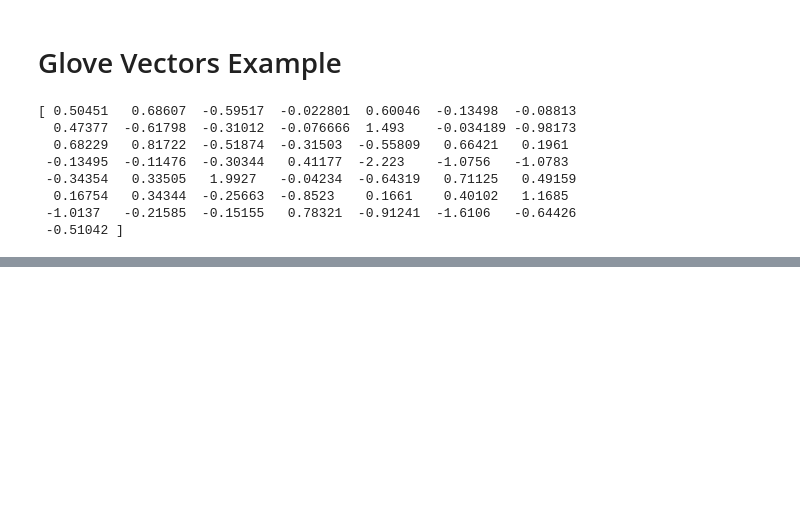
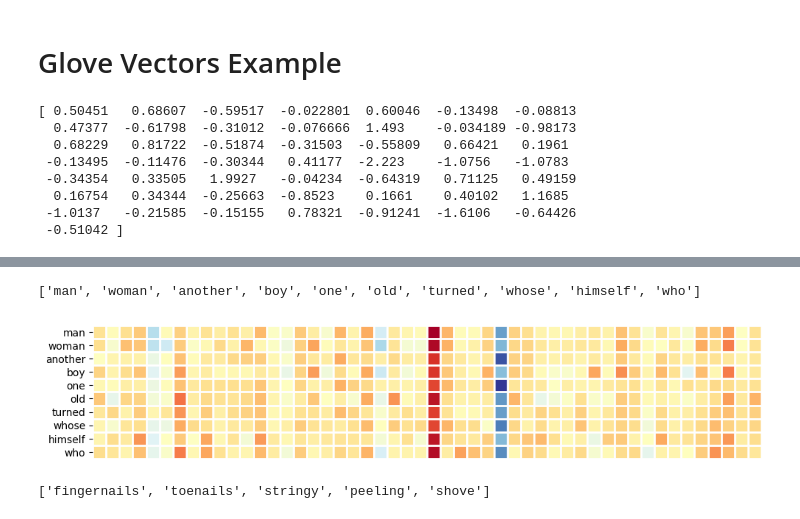
Before and after one commit to turriedoardo/embeddings-test, a Jupyter notebook: GloveVectorsExample.ipynb, the cells around one changed output, grey strips where cells are left out. Drawn from its saved outputs; the diff is of its cells as text; code cells hidden in the pictures; blank space fills up the shorter version.

```diff
--- a/GloveVectorsExample.ipynb
+++ b/GloveVectorsExample.ipynb
@@ -63,0 +64,15 @@ plt.show()
+# %%
+def find_closest_embeddings(embedding):
+    return sorted(embeddings_dict.keys(), key=lambda word: spatial.distance.euclidean(embeddings_dict[word], embedding))
+
+
+embeddingsWords = find_closest_embeddings(embeddings_dict["man"])[0:10]
+print(embeddingsWords)
+plotEmbeddingsVector(embeddingsWords)
+# %% [output]
+['man', 'woman', 'another', 'boy', 'one', 'old', 'turned', 'whose', 'himself', 'who']
+[figure, added]
+# %%
+print(find_closest_embeddings(embeddings_dict["twig"] - embeddings_dict["branch"] + embeddings_dict["hand"])[:5])
+# %% [output]
+['fingernails', 'toenails', 'stringy', 'peeling', 'shove']
```
Also changed, not shown: parts of 2 cells of this notebook.
